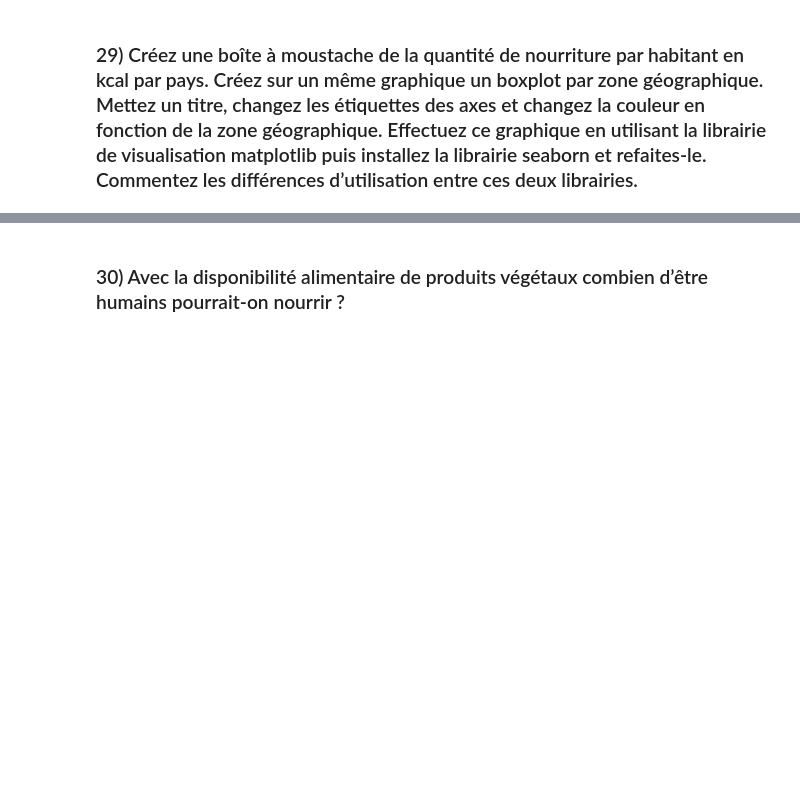
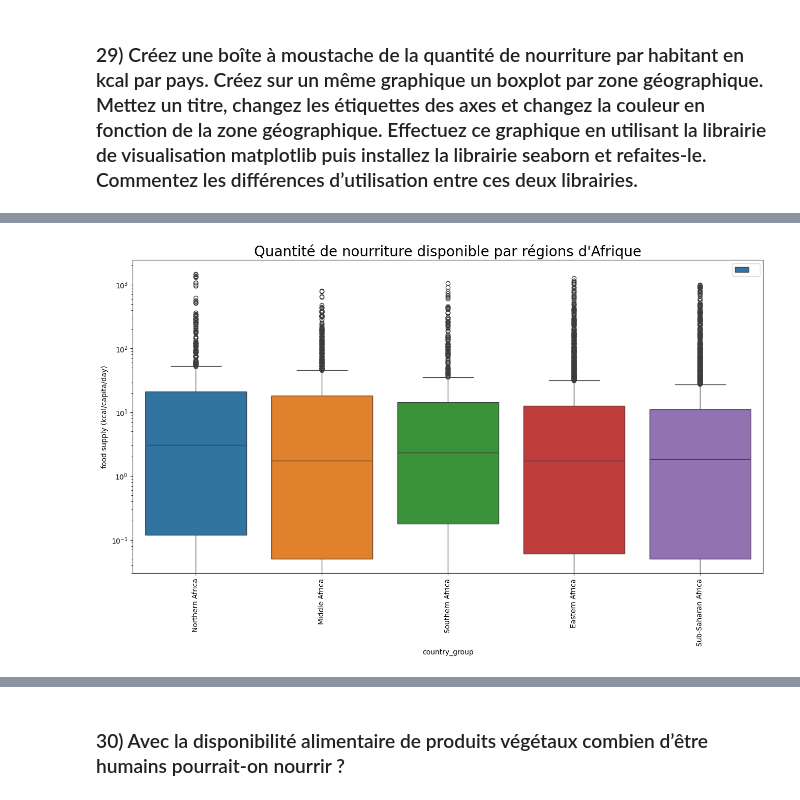
Before and after one commit to t7bo/pandas_fao, a Jupyter notebook: main.ipynb, the cells around one changed output, grey strips where cells are left out. Drawn from its saved outputs; the diff is of its cells as text; code cells hidden in the pictures; blank space fills up the shorter version.

```diff
--- a/main.ipynb
+++ b/main.ipynb
@@ -1014,0 +865,17 @@ plt.show()
+# %%
+afrique = final_df["continent"] == "Africa"
+afrique_df = final_df[afrique]
+
+middleafrica = afrique_df["country_group"] == "Middle Africa"
+middle_africa_countries = afrique_df[middleafrica]
+# %%
+plt.figure(figsize=(16, 8))
+sns.boxplot(x='country_group', y='food_supply_(kcal/capita/day)', data=afrique_df, hue="country_group")
+plt.yscale('log')
+plt.title("Quantité de nourriture disponible par régions d'Afrique", fontsize=20)
+plt.ylabel("food supply (kcal/capita/day)")
+plt.xticks(rotation=90)
+plt.legend(" ")
+plt.show()
+# %% [output]
+[figure, added]
```
Also changed, not shown: parts of 30 cells of this notebook, 4 other files.
